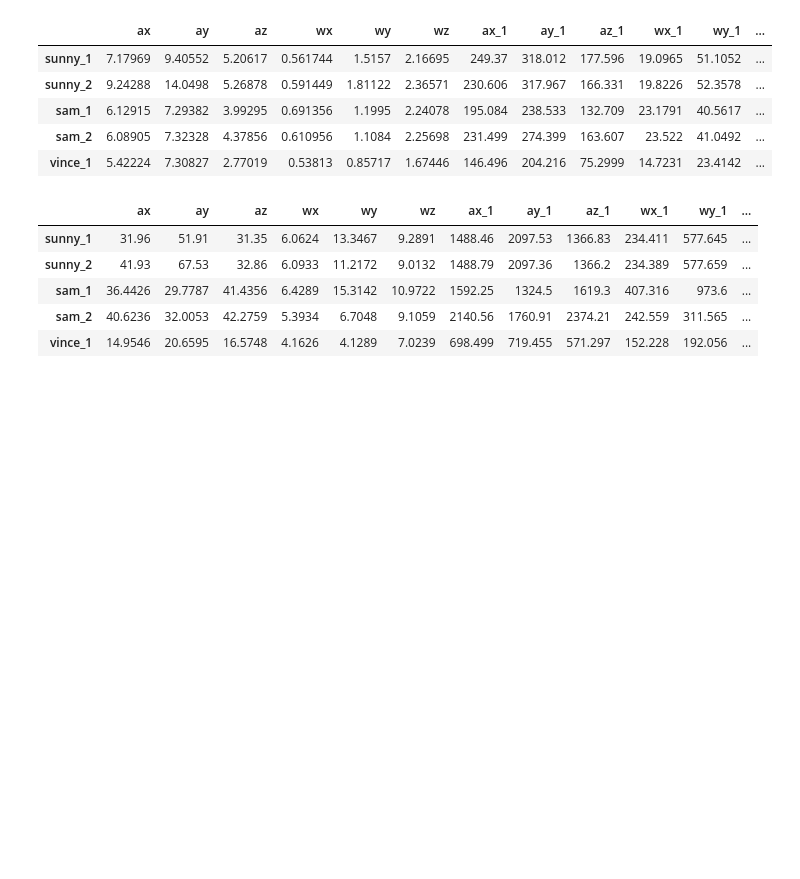
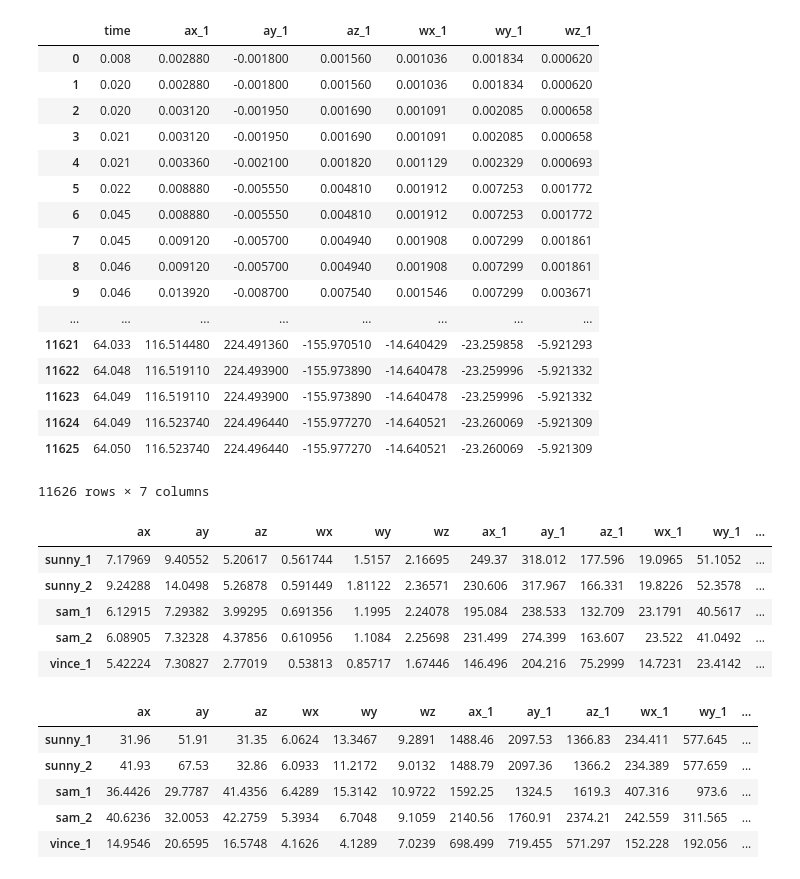
Before and after one commit to SunnyWillert18/Signals, a Jupyter notebook: plotting_part_1.ipynb, the cells around one changed output. Drawn from its saved outputs; the diff is of its cells as text; code cells hidden in the pictures; blank space fills up the shorter version.

Commit message:
added first integrals for accelerometer and gyro

```diff
--- a/plotting_part_1.ipynb
+++ b/plotting_part_1.ipynb
@@ -2,12 +2,19 @@
 import pandas as pd
 import numpy as np
 import scipy as sp
+from scipy import integrate as itg
 from matplotlib import pyplot as plt
 sunny_1 = pd.read_csv('C:\Users\Sunny\Documents\signals_project\sunny_1.csv', header=0)
 sunny_2 = pd.read_csv('C:\Users\Sunny\Documents\signals_project\sunny_2.csv', header=0)
 sam_1 = pd.read_csv('C:\Users\Sunny\Documents\signals_project\sam_1.csv', header=0)
 sam_2 = pd.read_csv('C:\Users\Sunny\Documents\signals_project\sam_2.csv', header=0)
 vince_1 = pd.read_csv('C:\Users\Sunny\Documents\signals_project\shadbolt_1.csv', header=0)
+
+sunny_1_ints = pd.DataFrame(columns=['time','ax_1','ay_1','az_1','wx_1','wy_1','wz_1'])
+sunny_2_ints = pd.DataFrame(columns=['time','ax_1','ay_1','az_1','wx_1','wy_1','wz_1'])
+sam_1_ints = pd.DataFrame(columns=['time','ax_1','ay_1','az_1','wx_1','wy_1','wz_1'])
+sam_2_ints = pd.DataFrame(columns=['time','ax_1','ay_1','az_1','wx_1','wy_1','wz_1'])
+vince_ints = pd.DataFrame(columns=['time','ax_1','ay_1','az_1','wx_1','wy_1','wz_1'])
 
 avg = pd.DataFrame(columns=['ax','ay','az','wx','wy','wz','ax_1','ay_1','az_1','wx_1','wy_1','wz_1'],
                       index=['sunny_1', 'sunny_2', 'sam_1','sam_2', 'vince_1'])
@@ -22,14 +29,36 @@ del sam_2['Longitude']
 del sam_2['Unnamed: 9']
 del vince_1['Unnamed: 7']
 # %%
-# still need distance
+# first integration
 for _dir in ['x', 'y', 'z']:
     for _type in ['a', 'w']:
-        sunny_1['{}{}_1'.format(_type, _dir)] = sunny_1['time'] * sunny_1['{}{}'.format(_type, _dir)]
-        sunny_2['{}{}_1'.format(_type, _dir)] = sunny_2['time'] * sunny_1['{}{}'.format(_type, _dir)]
-        sam_1['{}{}_1'.format(_type, _dir)] = sam_1['time'] * sam_1['{}{}'.format(_type, _dir)]
-        sam_2['{}{}_1'.format(_type, _dir)] = sam_2['time'] * sam_2['{}{}'.format(_type, _dir)]
-        vince_1['{}{}_1'.format(_type, _dir)] = vince_1['time'] * vince_1['{}{}'.format(_type, _dir)]
+        sunny_1_ints['{}{}_1'.format(_type, _dir)] = itg.cumtrapz(sunny_1['{}{}'.format(_type, _dir)], sunny_1['time'])
+        sunny_1_ints['time'] = sunny_1['time']
+#         sunny_2['{}{}_1'.format(_type, _dir)] = sunny_2['time'] * sunny_1['{}{}'.format(_type, _dir)]
+#         sam_1['{}{}_1'.format(_type, _dir)] = sam_1['time'] * sam_1['{}{}'.format(_type, _dir)]
+#         sam_2['{}{}_1'.format(_type, _dir)] = sam_2['time'] * sam_2['{}{}'.format(_type, _dir)]
+#         vince_1['{}{}_1'.format(_type, _dir)] = vince_1['time'] * vince_1['{}{}'.format(_type, _dir)]
+
+sunny_1_ints
+# %% [output]
+|  | time | ax_1 | ay_1 | az_1 | wx_1 | wy_1 | wz_1 |
+| 0 | 0.008 | 0.002880 | -0.001800 | 0.001560 | 0.001036 | 0.001834 | 0.000620 |
+| 1 | 0.020 | 0.002880 | -0.001800 | 0.001560 | 0.001036 | 0.001834 | 0.000620 |
+| 2 | 0.020 | 0.003120 | -0.001950 | 0.001690 | 0.001091 | 0.002085 | 0.000658 |
+| 3 | 0.021 | 0.003120 | -0.001950 | 0.001690 | 0.001091 | 0.002085 | 0.000658 |
+| 4 | 0.021 | 0.003360 | -0.002100 | 0.001820 | 0.001129 | 0.002329 | 0.000693 |
+| 5 | 0.022 | 0.008880 | -0.005550 | 0.004810 | 0.001912 | 0.007253 | 0.001772 |
+| 6 | 0.045 | 0.008880 | -0.005550 | 0.004810 | 0.001912 | 0.007253 | 0.001772 |
+| 7 | 0.045 | 0.009120 | -0.005700 | 0.004940 | 0.001908 | 0.007299 | 0.001861 |
+| 8 | 0.046 | 0.009120 | -0.005700 | 0.004940 | 0.001908 | 0.007299 | 0.001861 |
+| 9 | 0.046 | 0.013920 | -0.008700 | 0.007540 | 0.001546 | 0.007299 | 0.003671 |
+| ... | ... | ... | ... | ... | ... | ... | ... |
+| 11621 | 64.033 | 116.514480 | 224.491360 | -155.970510 | -14.640429 | -23.259858 | -5.921293 |
+| 11622 | 64.048 | 116.519110 | 224.493900 | -155.973890 | -14.640478 | -23.259996 | -5.921332 |
+| 11623 | 64.049 | 116.519110 | 224.493900 | -155.973890 | -14.640478 | -23.259996 | -5.921332 |
+| 11624 | 64.049 | 116.523740 | 224.496440 | -155.977270 | -14.640521 | -23.260069 | -5.921309 |
+| 11625 | 64.050 | 116.523740 | 224.496440 | -155.977270 | -14.640521 | -23.260069 | -5.921309 |
+11626 rows × 7 columns
 # %%
 # getting absolute averages and maximums
 for _dir in ['x', 'y', 'z']:
```
